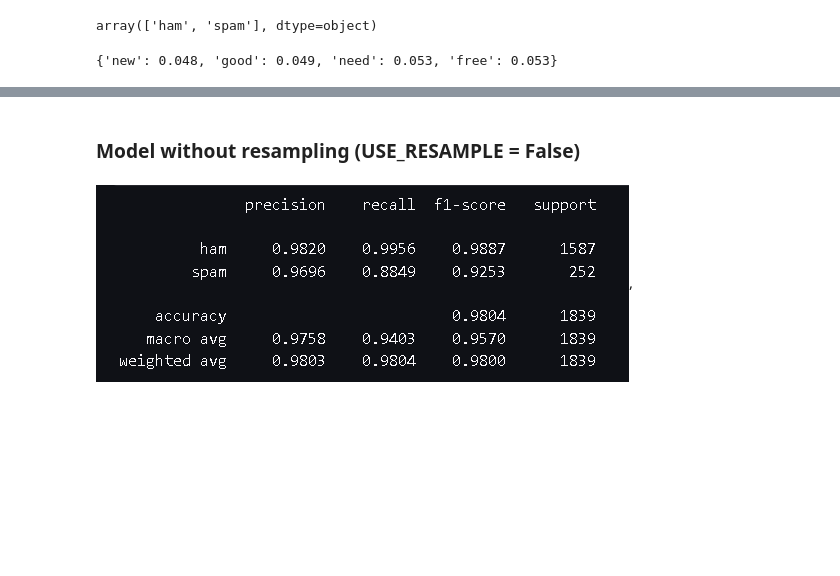
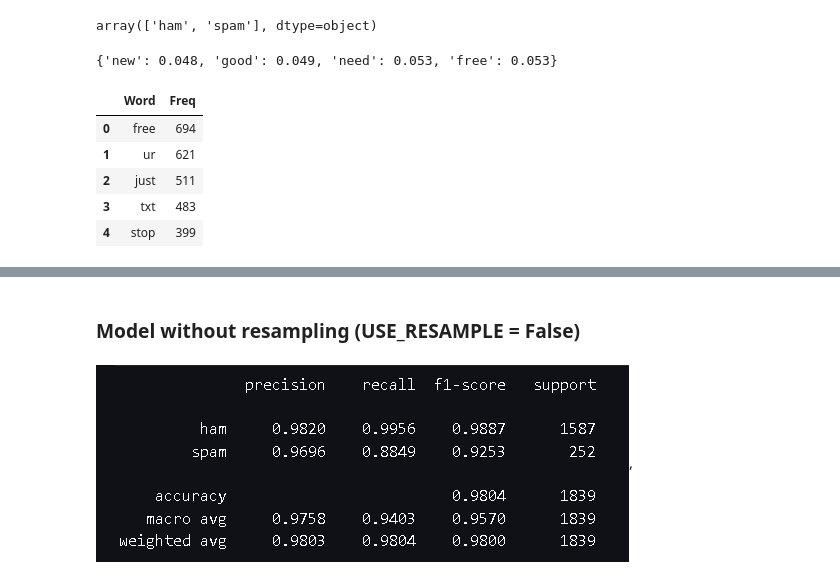
Before and after one commit to melliottgithub/sms-spam, a Jupyter notebook: sms_spam.ipynb, the cells around one changed output, grey strips where cells are left out. Cells and saved outputs as stored; diff of their text form; code cells hidden in the pictures; blank space fills up the shorter version.

Commit message:
add top 5 words

```diff
--- a/sms_spam.ipynb
+++ b/sms_spam.ipynb
@@ -275,3 +275,25 @@ keywords=extract_topn_from_vector(feature_names,sorted_items,5)
 keywords
 # %% [output]
 {'new': 0.048, 'good': 0.049, 'need': 0.053, 'free': 0.053}
+# %%
+#get the most frequent words in the dataset
+def get_top_n_words(corpus, n=None):
+    vec = CountVectorizer(stop_words='english').fit(corpus)
+    bag_of_words = vec.transform(corpus)
+    sum_words = bag_of_words.sum(axis=0)
+    words_freq = [(word, sum_words[0, idx]) for word, idx in vec.vocabulary_.items()]
+    words_freq =sorted(words_freq, key = lambda x: x[1], reverse=True)
+    return words_freq[:n]
+
+#get the top 5 words in the dataset
+top_words = get_top_n_words(df_sample['text'], 5)
+top_df = pd.DataFrame(top_words)
+top_df.columns=["Word", "Freq"]
+top_df
+# %% [output]
+|  | Word | Freq |
+| 0 | free | 694 |
+| 1 | ur | 621 |
+| 2 | just | 511 |
+| 3 | txt | 483 |
+| 4 | stop | 399 |
```
Also changed, not shown: parts of 2 cells of this notebook.
